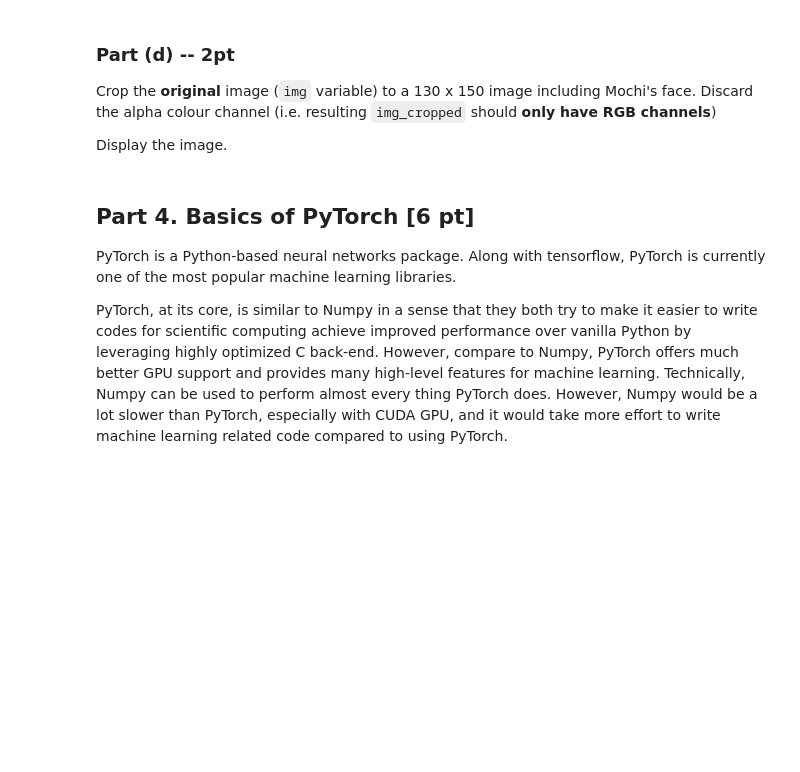
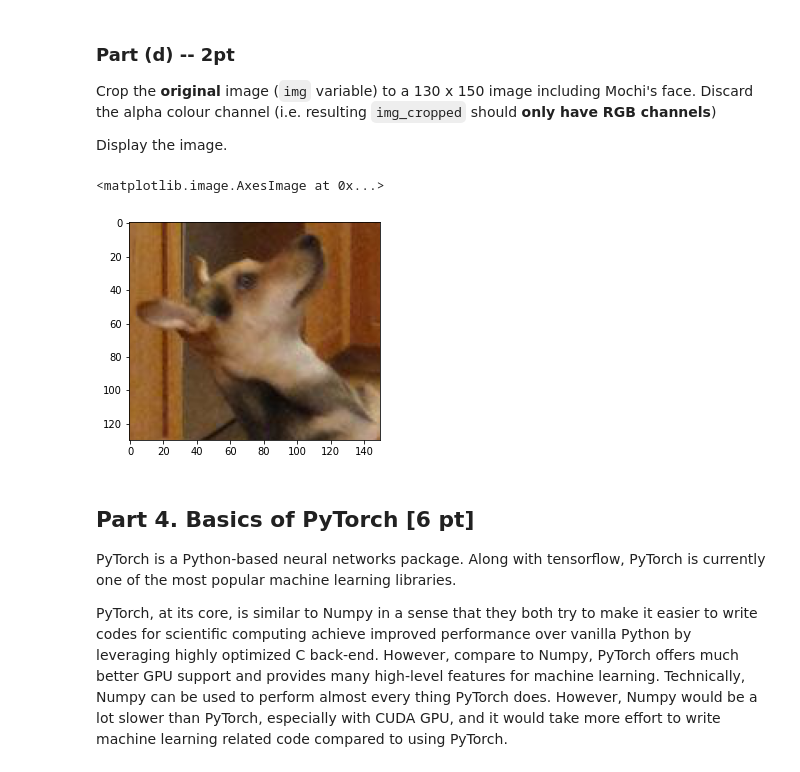
Before and after one commit to hossainrafiu/Deep_Learning_Project_APS360, a Jupyter notebook: Labs/Lab1 PyTorch and ANNs.ipynb, the cells around one changed output. Cells and saved outputs as stored; diff of their text form; code cells hidden in the pictures; blank space fills up the shorter version.

```diff
--- a/Labs/Lab1 PyTorch and ANNs.ipynb
+++ b/Labs/Lab1 PyTorch and ANNs.ipynb
@@ -231,6 +347,14 @@ img_add = None
 Crop the **original** image (`img` variable) to a 130 x 150 image including Mochi's face. Discard the alpha colour channel (i.e. resulting `img_cropped` should **only have RGB channels**)
 
 Display the image.
+# %%
+img_cropped = img[20:150, 20:170, :3] # Third term contains the channels, only the first 3 are RGB channels
+plt.imshow(img_cropped)
+
+# Citation: Stackoverflow: https://stackoverflow.com/questions/35902302/discarding-alpha-channel-from-images-stored-as-numpy-arrays
+# %% [output]
+<matplotlib.image.AxesImage at 0x...>
+[figure, added]
 # %% [markdown]
 ## Part 4. Basics of PyTorch [6 pt]
 
```
Also changed, not shown: parts of 35 cells of this notebook, 2 other files.
